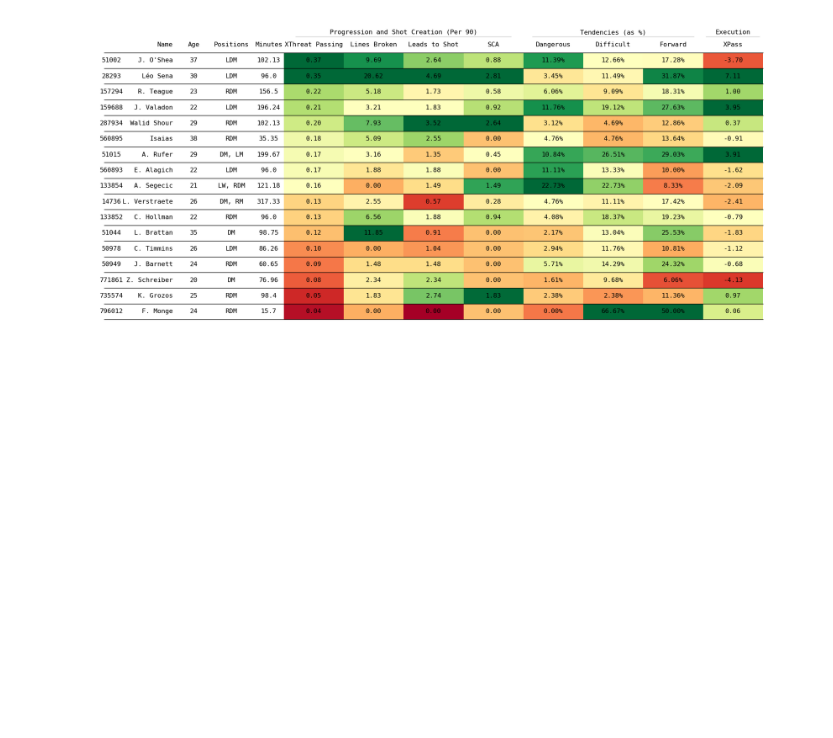
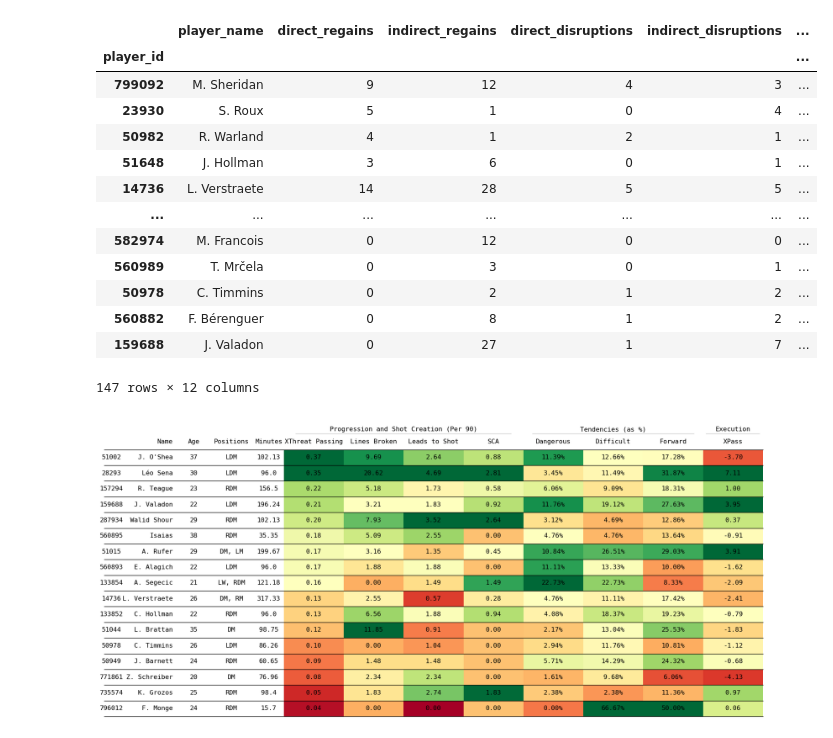
Before and after one commit to nkrackeler30/ASIProj, a Jupyter notebook: Data/ASIProj.ipynb, the cells around one changed output. Saved outputs shown, nothing was run; the diff lists cells and outputs as text; code cells hidden in the pictures; blank space fills up the shorter version.

```diff
--- a/Data/ASIProj.ipynb
+++ b/Data/ASIProj.ipynb
@@ -901,6 +947,25 @@ class StyleAggregator:
         )
 
         return table
+# %%
+df = DataLoader(matchids).data_loader_multi_match()
+summary = ASIProjMetricsDefense(df).pressures_summary_aggregator()
+summary[summary['total_minutes'] >45]
+# %% [output]
+|  | player_name | direct_regains | indirect_regains | direct_disruptions | indirect_disruptions | ... |
+| player_id |  |  |  |  |  | ... |
+| 799092 | M. Sheridan | 9 | 12 | 4 | 3 | ... |
+| 23930 | S. Roux | 5 | 1 | 0 | 4 | ... |
+| 50982 | R. Warland | 4 | 1 | 2 | 1 | ... |
+| 51648 | J. Hollman | 3 | 6 | 0 | 1 | ... |
+| 14736 | L. Verstraete | 14 | 28 | 5 | 5 | ... |
+| ... | ... | ... | ... | ... | ... | ... |
+| 582974 | M. Francois | 0 | 12 | 0 | 0 | ... |
+| 560989 | T. Mrčela | 0 | 3 | 0 | 1 | ... |
+| 50978 | C. Timmins | 0 | 2 | 1 | 2 | ... |
+| 560882 | F. Bérenguer | 0 | 8 | 1 | 2 | ... |
+| 159688 | J. Valadon | 0 | 27 | 1 | 7 | ... |
+147 rows × 12 columns
 # %%
 df = DataLoader(matchids).data_loader_multi_match()
 
```
Also changed, not shown: parts of 1 cell of this notebook.
